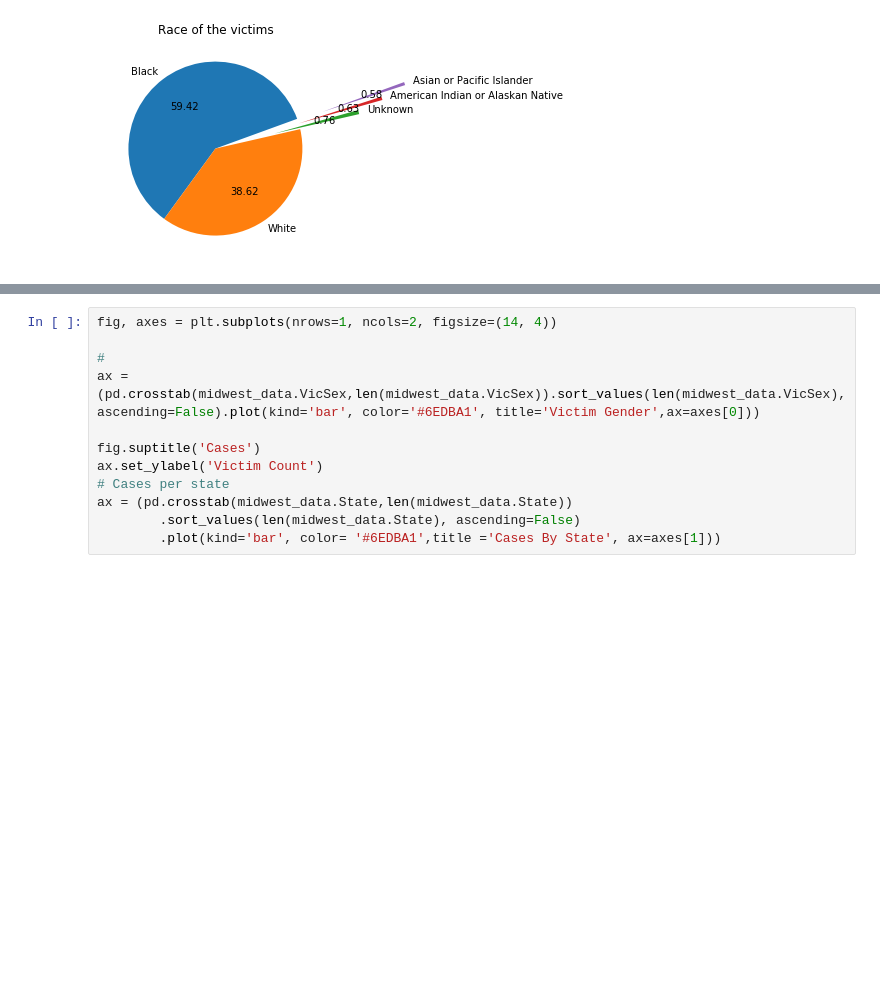
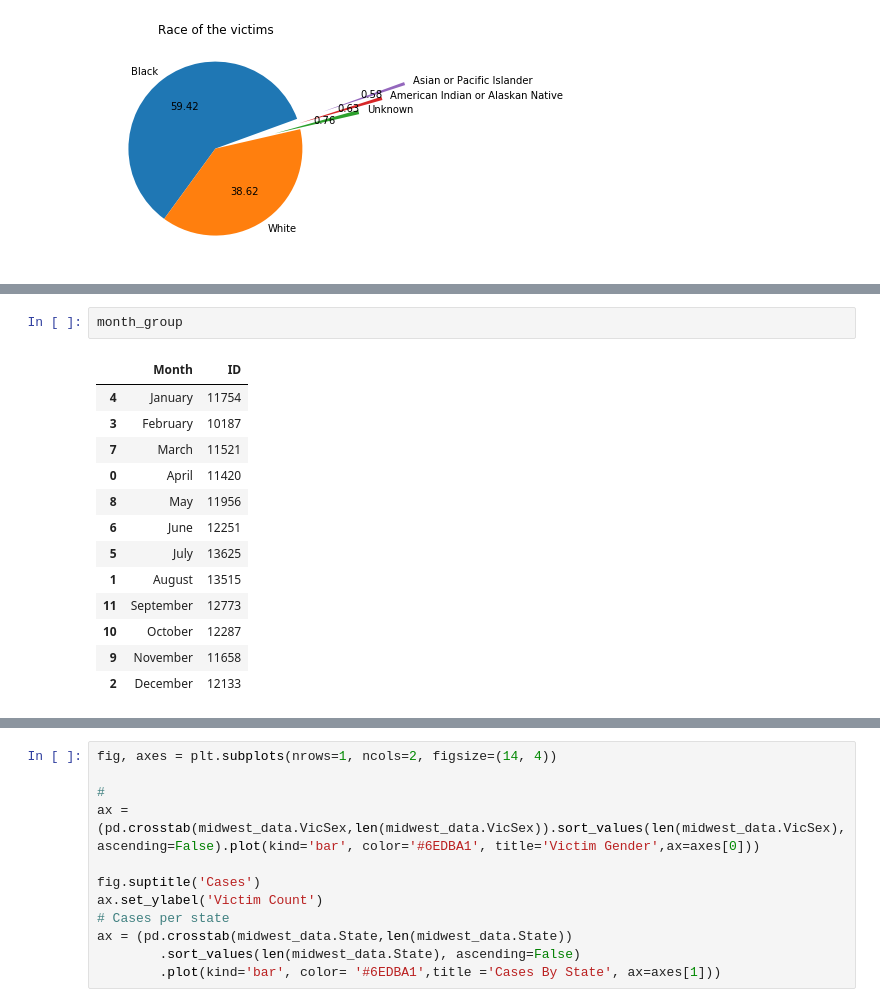
Before and after one commit to bendgame/Project-one, a Jupyter notebook: Midwest_crime_bimi.ipynb, the cells around one changed output, grey strips where cells are left out. Saved outputs shown, nothing was run; the diff lists cells and outputs as text; blank space fills up the shorter version.

```diff
--- a/Midwest_crime_bimi.ipynb
+++ b/Midwest_crime_bimi.ipynb
@@ -121,0 +120,16 @@ ax = (pd.crosstab(midwest_data.Month,len(midwest_data.Month))
+# %%
+month_group
+# %% [output]
+|  | Month | ID |
+| 4 | January | 11754 |
+| 3 | February | 10187 |
+| 7 | March | 11521 |
+| 0 | April | 11420 |
+| 8 | May | 11956 |
+| 6 | June | 12251 |
+| 5 | July | 13625 |
+| 1 | August | 13515 |
+| 11 | September | 12773 |
+| 10 | October | 12287 |
+| 9 | November | 11658 |
+| 2 | December | 12133 |
```
Also changed, not shown: parts of 5 cells of this notebook, 13 other files.
